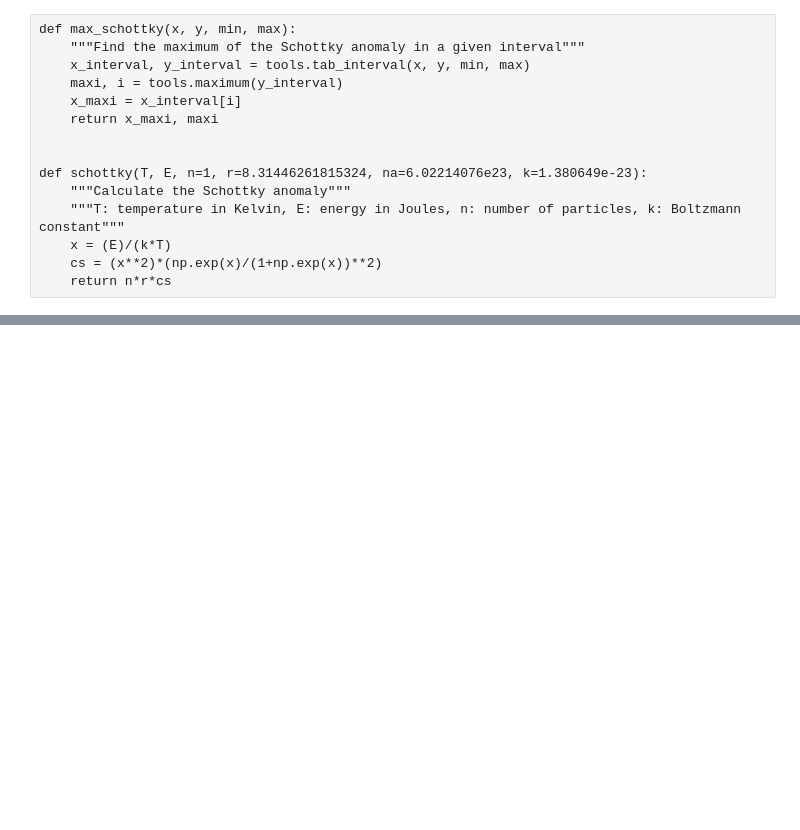
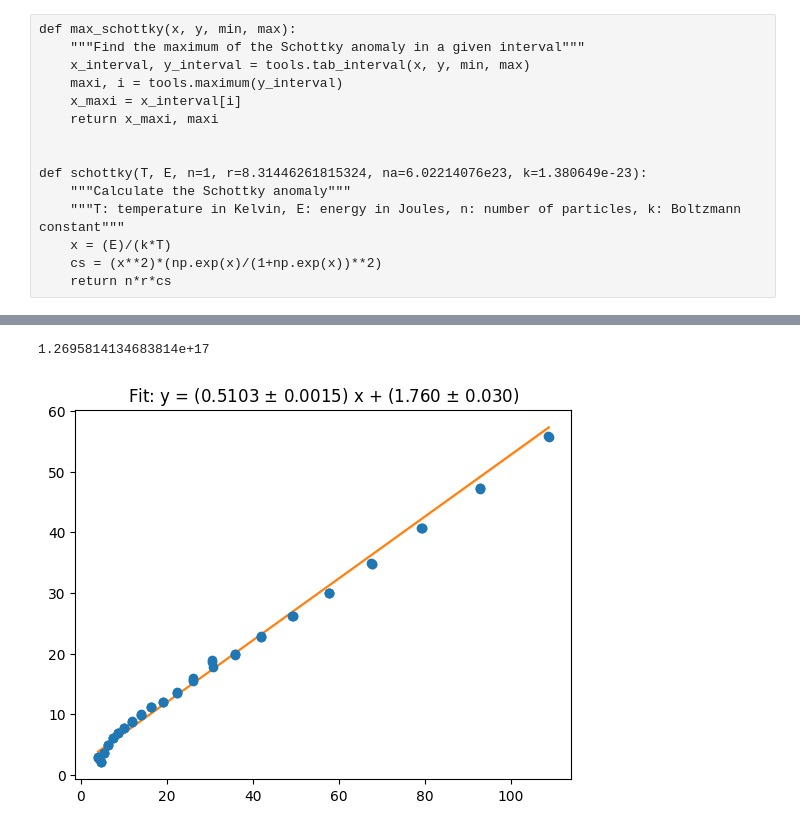
Before and after one commit to Gamal-on/YBCO, a Jupyter notebook: schottky_subs_analysis.ipynb, the cells around one changed output, grey strips where cells are left out. Cells and saved outputs as stored; diff of their text form; code cells hidden in the pictures; blank space fills up the shorter version.

Commit message:
linear fit

```diff
--- a/schottky_subs_analysis.ipynb
+++ b/schottky_subs_analysis.ipynb
@@ -18,6 +19,7 @@ err_C_divT = err_sample_HC/temperature
 k = 1.380649e-23
 delta = 2.9461005*k*2.4
 temp = np.arange(0, 10, 1e-3)
+r = 831446261815324  # J/mol.K
 # %% [raw]
 def max_schottky(x, y, min, max):
     """Find the maximum of the Schottky anomaly in a given interval"""
@@ -54,0 +72,14 @@ HC_sample_substracted = sample_HC - sch.schottky(temperature, E)
+# %%
+# Linear fit
+
+ajustement = ft.linfitxy(squared_temperature[0:65], C_substracted_divT[0:65], 2*err_temperature[0:65]*temperature[0:65], err_C_divT[0:65],
+                         plot=True)
+
+beta = ajustement[0]
+
+temp_debye = ((r*12*np.pi**4)/(5*beta))**1/3
+
+print(temp_debye)
+# %% [output]
+1.2695814134683814e+17
+[figure, added]
```
Also changed, not shown: parts of 4 cells of this notebook.
